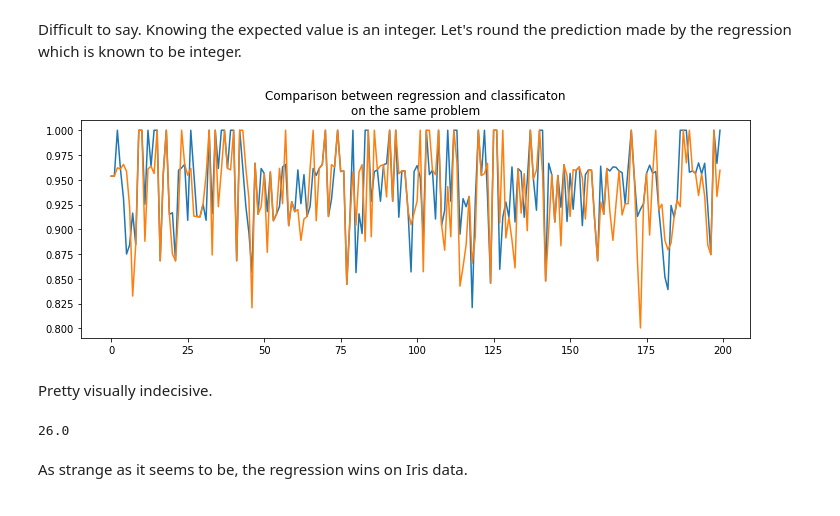
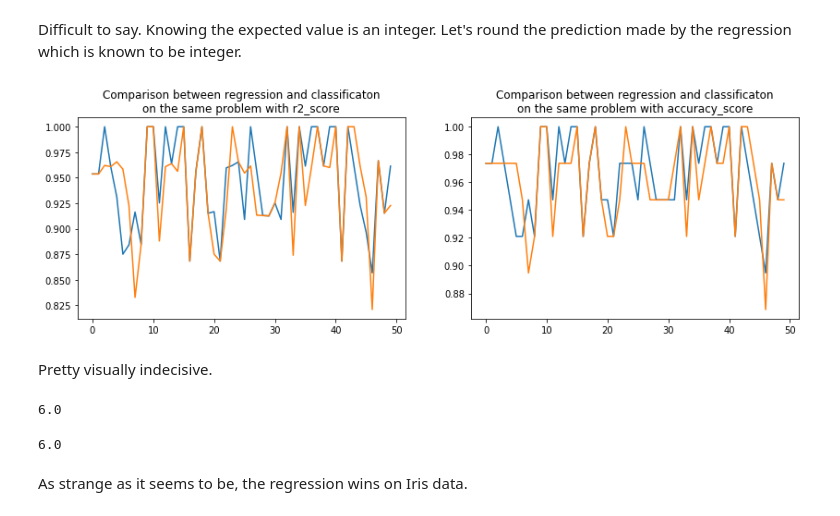
Before and after one commit to sdpython/mlinsights, a Jupyter notebook: _doc/notebooks/sklearn/sklearn_transformed_target.ipynb, the cells around one changed output. Saved outputs shown, nothing was run; the diff lists cells and outputs as text; code cells hidden in the pictures.

```diff
--- a/_doc/notebooks/sklearn/sklearn_transformed_target.ipynb
+++ b/_doc/notebooks/sklearn/sklearn_transformed_target.ipynb
@@ -193,7 +203,9 @@ def evaluation2():
     rnd = []
     perf_reg = []
     perf_clr = []
-    for rs in range(0, 200):
+    acc_reg = []
+    acc_clr = []
+    for rs in range(0, 50):
         rnd.append(rs)
         X_train, X_test, y_train, y_test = train_test_split(X, y, random_state=rs)
         reg = LinearRegression()
@@ -202,22 +214,32 @@ def evaluation2():
         log.fit(X_train, y_train)
         perf_reg.append(r2_score(y_test, float2int(reg.predict(X_test))))
         perf_clr.append(r2_score(y_test, log.predict(X_test)))
-    return numpy.array(rnd), numpy.array(perf_reg), numpy.array(perf_clr)
+        acc_reg.append(accuracy_score(y_test, float2int(reg.predict(X_test))))
+        acc_clr.append(accuracy_score(y_test, log.predict(X_test)))
+    return (numpy.array(rnd), numpy.array(perf_reg), numpy.array(perf_clr),
+            numpy.array(acc_reg), numpy.array(acc_clr))
 
-rnd2, perf_reg2, perf_clr2 = evaluation2()
+rnd2, perf_reg2, perf_clr2, acc_reg2, acc_clr2 = evaluation2()
 # %%
-fig, ax = plt.subplots(1, 1, figsize=(12, 4))
-ax.plot(rnd2, perf_reg2, label="regression")
-ax.plot(rnd2, perf_clr2, label="classification")
-ax.set_title("Comparison between regression and classificaton\non the same problem");
+fig, ax = plt.subplots(1, 2, figsize=(14, 4))
+ax[0].plot(rnd2, perf_reg2, label="regression")
+ax[0].plot(rnd2, perf_clr2, label="classification")
+ax[0].set_title("Comparison between regression and classificaton\non the same problem with r2_score")
+ax[1].plot(rnd2, acc_reg2, label="regression")
+ax[1].plot(rnd2, acc_clr2, label="classification")
+ax[1].set_title("Comparison between regression and classificaton\non the same problem with accuracy_score");
 # %% [output]
-[figure, old version]
+[figure, new version]
 # %% [markdown]
 Pretty visually indecisive.
 # %%
 numpy.sign(perf_reg2 - perf_clr2).sum()
 # %% [output]
-26.0
+6.0
+# %%
+numpy.sign(acc_reg2 - acc_clr2).sum()
+# %% [output]
+6.0
 # %% [markdown]
 As strange as it seems to be, the regression wins on Iris data.
 # %% [markdown]
```
Also changed, not shown: parts of 6 cells of this notebook, 1 other file.
